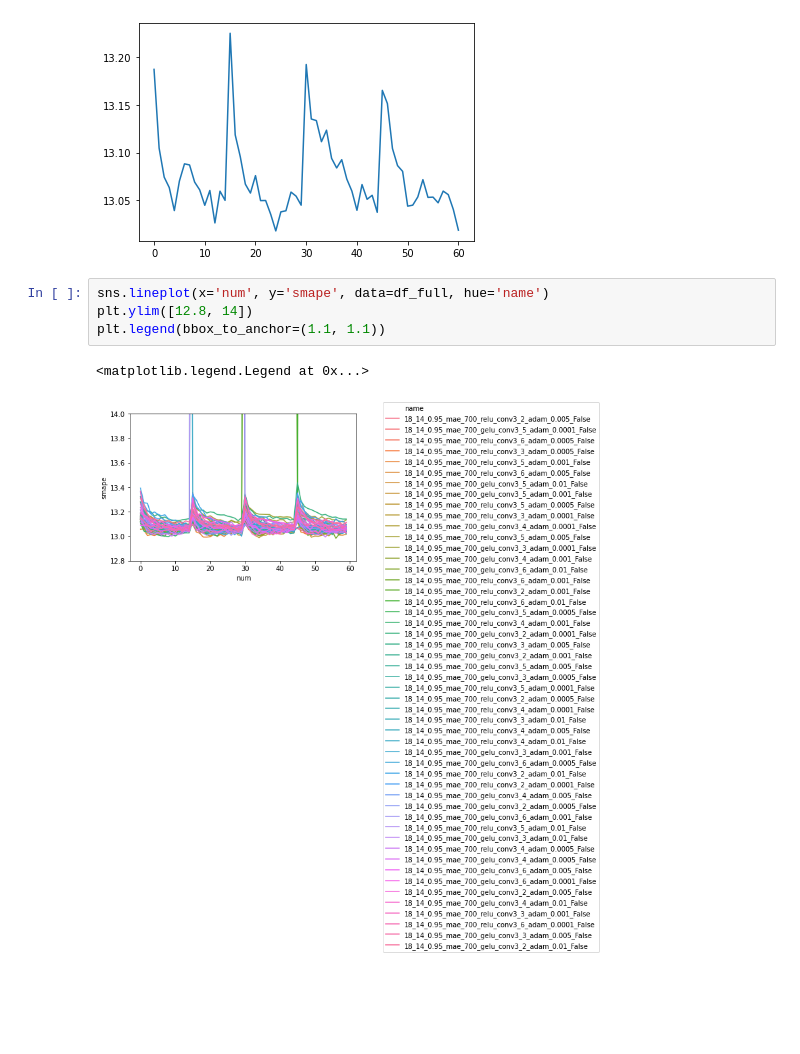
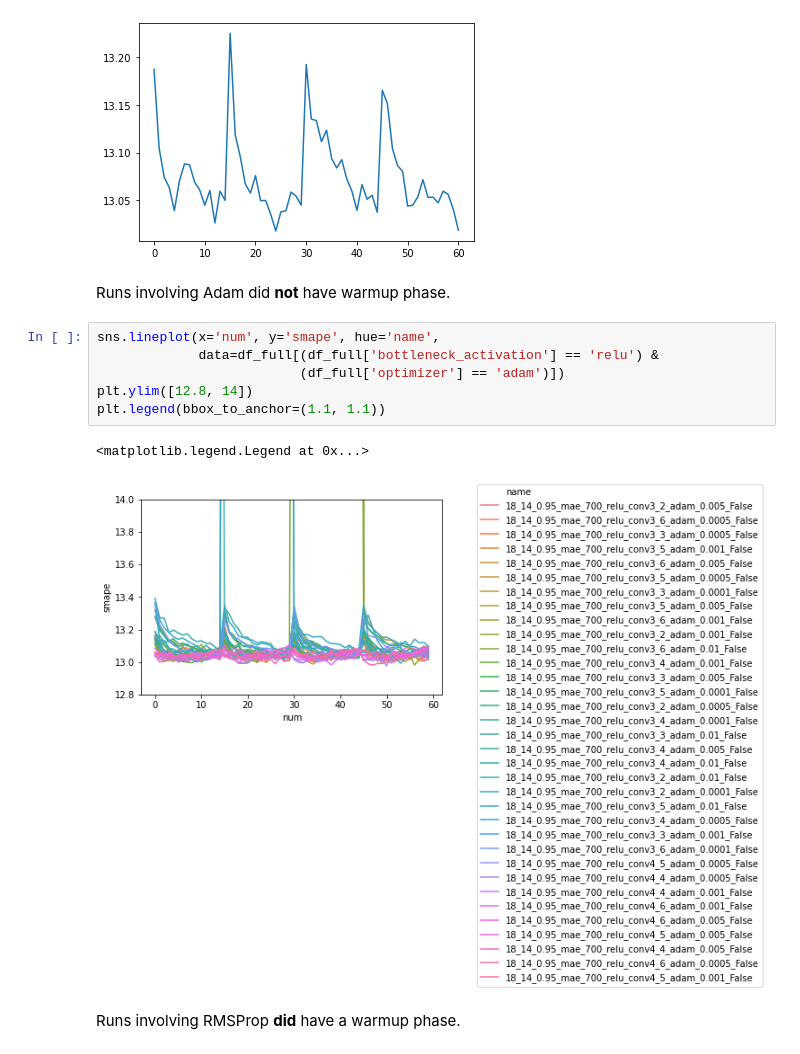
Before and after one commit to djib2011/forecasting, a Jupyter notebook: analysis/explore_results_conv.ipynb, the cells around one changed output. Cells and saved outputs as stored; diff of their text form; blank space fills up the shorter version.

```diff
--- a/analysis/explore_results_conv.ipynb
+++ b/analysis/explore_results_conv.ipynb
@@ -110,10 +138,16 @@ plt.plot(df_full[df_full['name'] == n]['smape'])
 # %% [output]
 [<matplotlib.lines.Line2D at 0x...>]
 [figure]
+# %% [markdown]
+Runs involving Adam did **not** have warmup phase.
 # %%
-sns.lineplot(x='num', y='smape', data=df_full, hue='name')
+sns.lineplot(x='num', y='smape', hue='name',
+             data=df_full[(df_full['bottleneck_activation'] == 'relu') &
+                          (df_full['optimizer'] == 'adam')])
 plt.ylim([12.8, 14])
 plt.legend(bbox_to_anchor=(1.1, 1.1))
 # %% [output]
 <matplotlib.legend.Legend at 0x...>
-[figure, old version]
+[figure, new version]
+# %% [markdown]
+Runs involving RMSProp **did** have a warmup phase.
```
Also changed, not shown: parts of 19 cells of this notebook, 3 other files.
